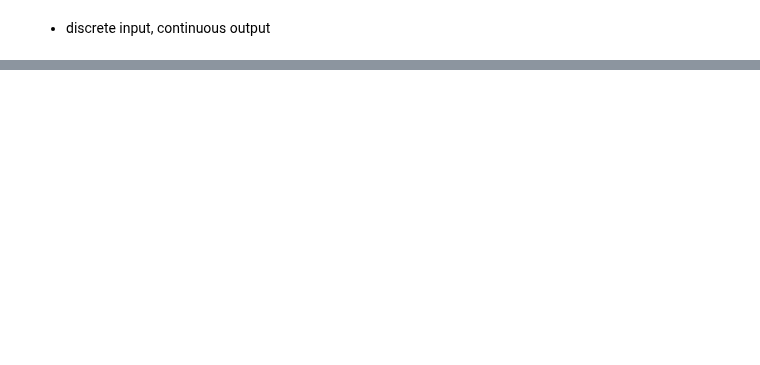
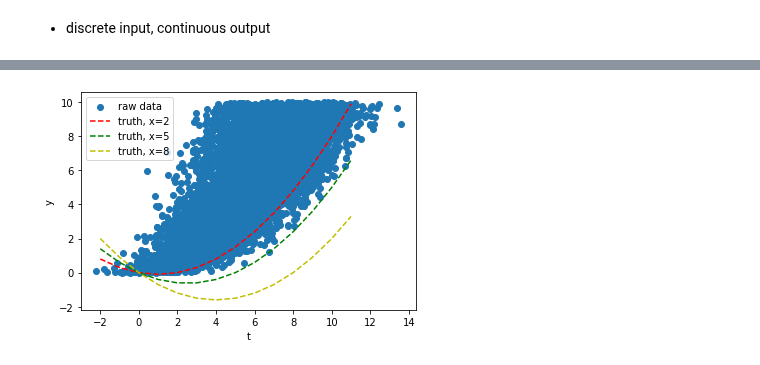
Before and after one commit to DataCanvasIO/YLearn, a Jupyter notebook: test_deepiv.ipynb, the cells around one changed output, grey strips where cells are left out. Drawn from its saved outputs; the diff is of its cells as text; code cells hidden in the pictures; blank space fills up the shorter version.

```diff
--- a/test_deepiv.ipynb
+++ b/test_deepiv.ipynb
@@ -166,0 +243,19 @@ tensor(0.0462, grad_fn=<MseLossBackward0>)
+# %%
+# Outcome equation
+y = t*t / 10 - x*t / 10 + e
+
+# The endogeneity problem is clear, the latent error enters both treatment and outcome equally
+plt.scatter(t,z, label ='raw data')
+tticks = np.arange(-2,12)
+yticks2 = tticks*tticks/10 - 0.2 * tticks
+yticks5 = tticks*tticks/10 - 0.5 * tticks
+yticks8 = tticks*tticks/10 - 0.8 * tticks
+plt.plot(tticks,yticks2, 'r--', label = 'truth, x=2')
+plt.plot(tticks,yticks5, 'g--', label = 'truth, x=5')
+plt.plot(tticks,yticks8, 'y--', label = 'truth, x=8')
+plt.xlabel("t")
+plt.ylabel("y")
+plt.legend()
+plt.show()
+# %% [output]
+[figure, added]
```
Also changed, not shown: parts of 12 cells of this notebook, 2 other files.
